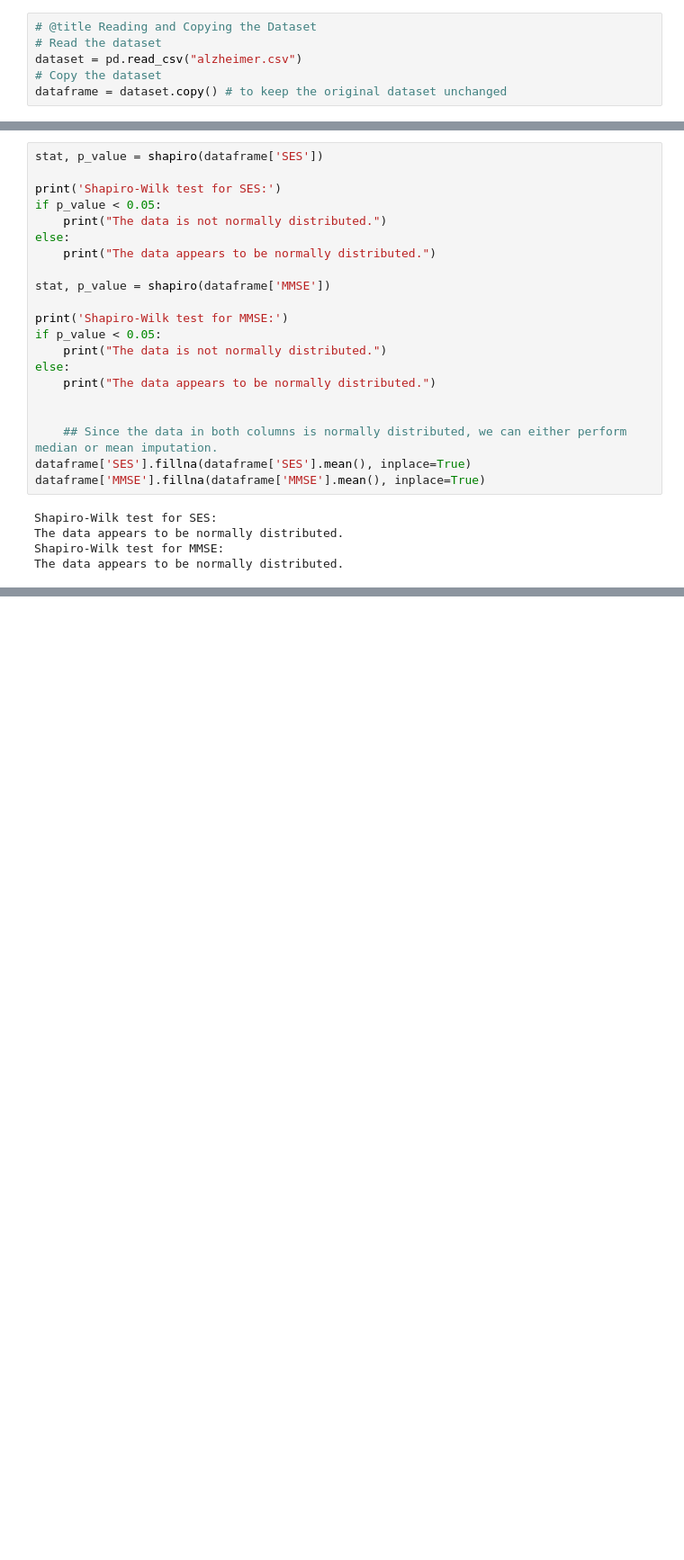
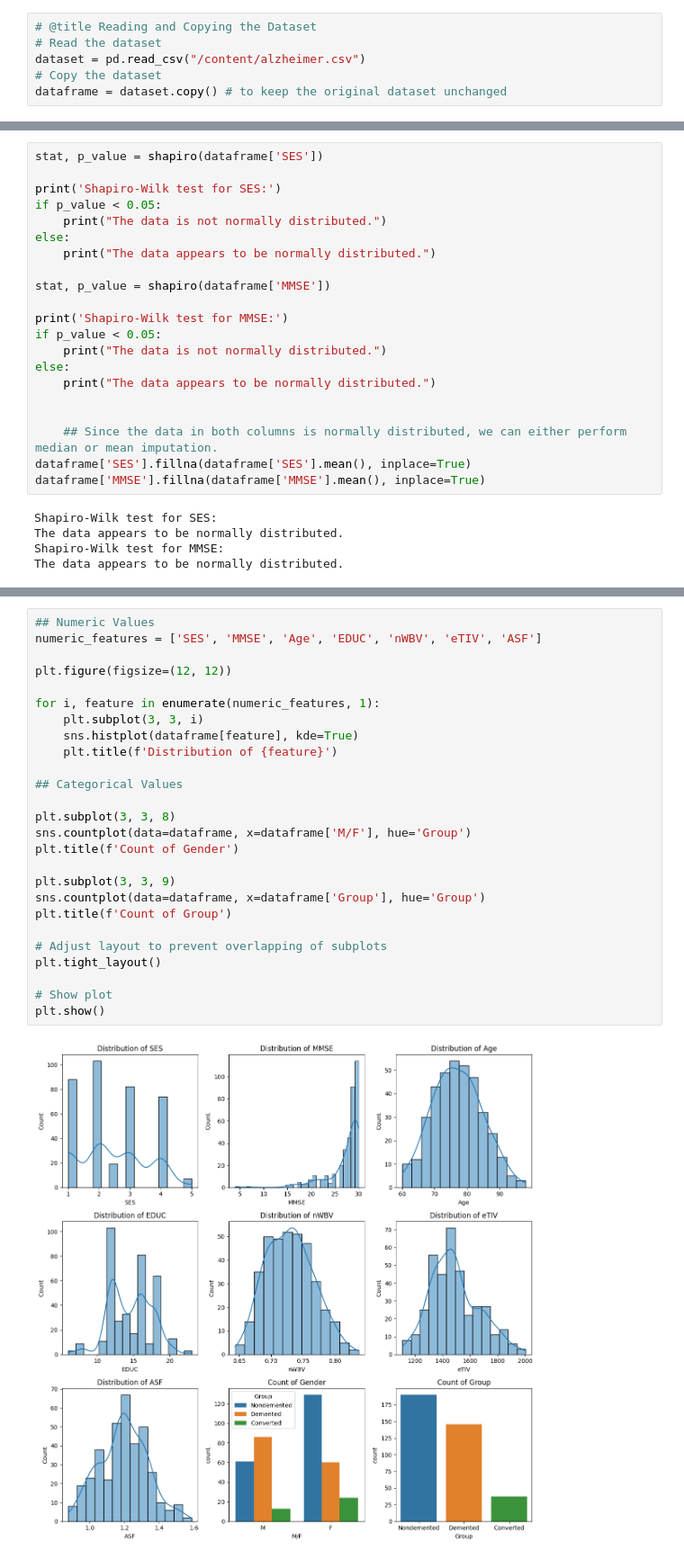
Before and after one commit to arwakhalidw/2024-GP-Group6, a Jupyter notebook: AlzheimerPredictor.ipynb, the cells around one changed output, grey strips where cells are left out. Shown at 90% size. Saved outputs shown, nothing was run; the diff lists cells and outputs as text; blank space fills up the shorter version.

```diff
--- a/AlzheimerPredictor.ipynb
+++ b/AlzheimerPredictor.ipynb
@@ -10,7 +11,7 @@ from scipy.stats import shapiro
 # %%
 # @title Reading and Copying the Dataset
 # Read the dataset
-dataset = pd.read_csv("alzheimer.csv")
+dataset = pd.read_csv("/content/alzheimer.csv")
 # Copy the dataset
 dataframe = dataset.copy() # to keep the original dataset unchanged
 # %% [markdown]
@@ -173,0 +191,28 @@ dataframe.isnull().sum()
+# %%
+## Numeric Values
+numeric_features = ['SES', 'MMSE', 'Age', 'EDUC', 'nWBV', 'eTIV', 'ASF']
+
+plt.figure(figsize=(12, 12))
+
+for i, feature in enumerate(numeric_features, 1):
+    plt.subplot(3, 3, i)
+    sns.histplot(dataframe[feature], kde=True)
+    plt.title(f'Distribution of {feature}')
+
+## Categorical Values
+
+plt.subplot(3, 3, 8)
+sns.countplot(data=dataframe, x=dataframe['M/F'], hue='Group')
+plt.title(f'Count of Gender')
+
+plt.subplot(3, 3, 9)
+sns.countplot(data=dataframe, x=dataframe['Group'], hue='Group')
+plt.title(f'Count of Group')
+
+# Adjust layout to prevent overlapping of subplots
+plt.tight_layout()
+
+# Show plot
+plt.show()
+# %% [output]
+[figure, added]
```
Also changed, not shown: parts of 4 cells of this notebook.
